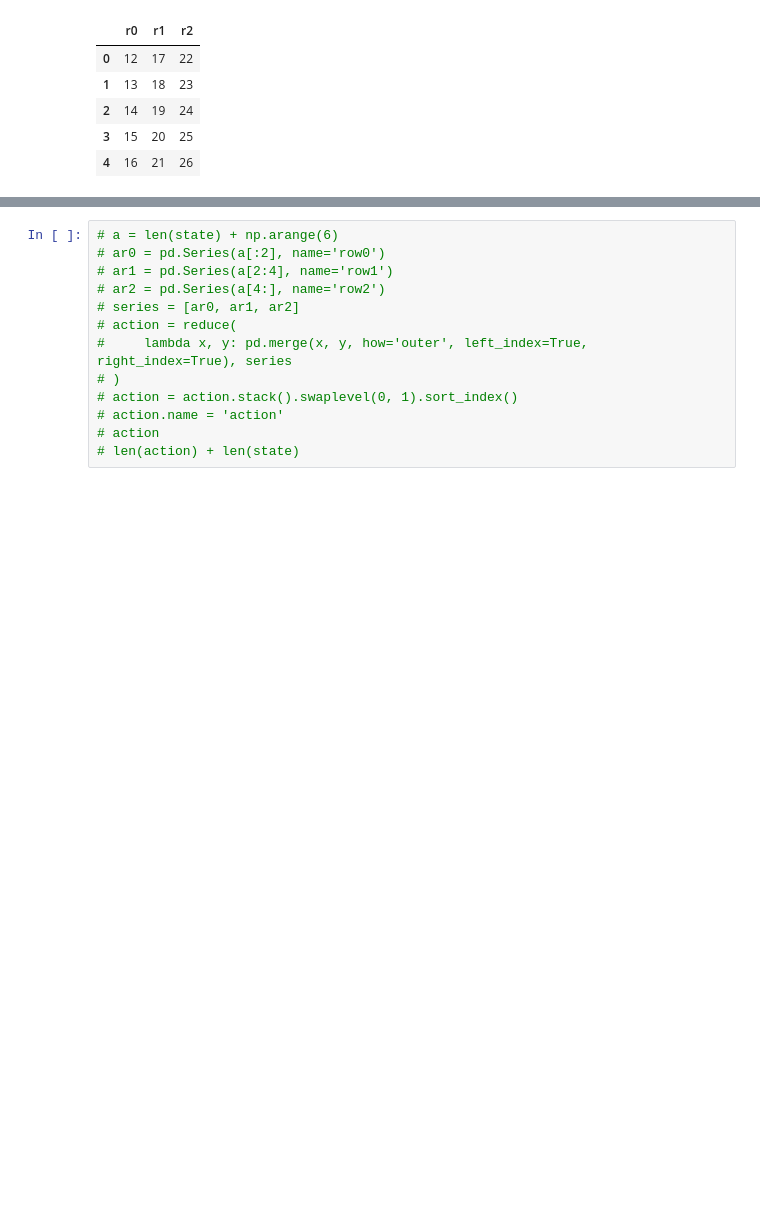
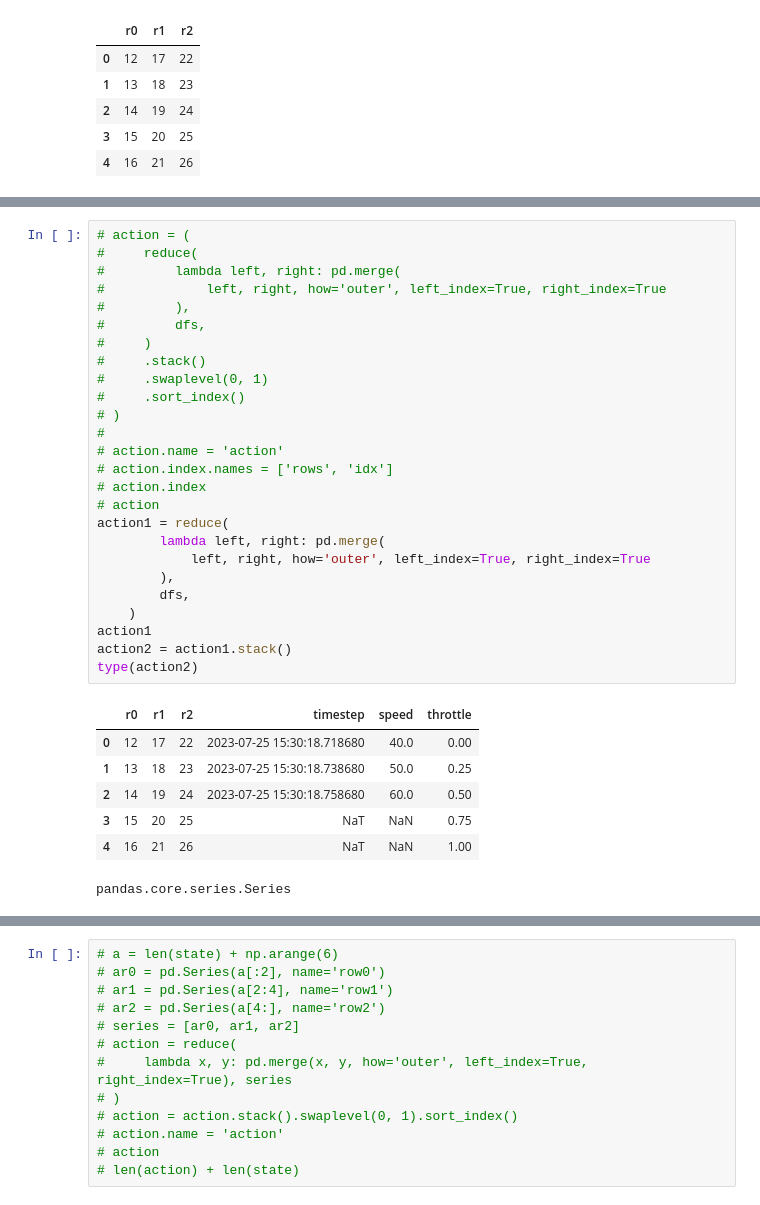
Before and after one commit to Binjian/eos, a Jupyter notebook: eos/utils/eos_record_dataframe.ipynb, the cells around one changed output, grey strips where cells are left out. Cells and saved outputs as stored; diff of their text form; blank space fills up the shorter version.

```diff
--- a/eos/utils/eos_record_dataframe.ipynb
+++ b/eos/utils/eos_record_dataframe.ipynb
@@ -406 +410,35 @@ timestep  0      2023-07-07 13:38:39.374796
 Name: action, dtype: object
+# %%
+# action = (
+#     reduce(
+#         lambda left, right: pd.merge(
+#             left, right, how='outer', left_index=True, right_index=True
+#         ),
+#         dfs,
+#     )
+#     .stack()
+#     .swaplevel(0, 1)
+#     .sort_index()
+# )
+#
+# action.name = 'action'
+# action.index.names = ['rows', 'idx']
+# action.index
+# action
+action1 = reduce(
+        lambda left, right: pd.merge(
+            left, right, how='outer', left_index=True, right_index=True
+        ),
+        dfs,
+    )
+action1
+action2 = action1.stack()
+type(action2)
+# %% [output]
+|  | r0 | r1 | r2 | timestep | speed | throttle |
+| 0 | 12 | 17 | 22 | 2023-07-25 15:30:18.718680 | 40.0 | 0.00 |
+| 1 | 13 | 18 | 23 | 2023-07-25 15:30:18.738680 | 50.0 | 0.25 |
+| 2 | 14 | 19 | 24 | 2023-07-25 15:30:18.758680 | 60.0 | 0.50 |
+| 3 | 15 | 20 | 25 | NaT | NaN | 0.75 |
+| 4 | 16 | 21 | 26 | NaT | NaN | 1.00 |
+pandas.core.series.Series
```
Also changed, not shown: parts of 80 cells of this notebook, 26 other files.
